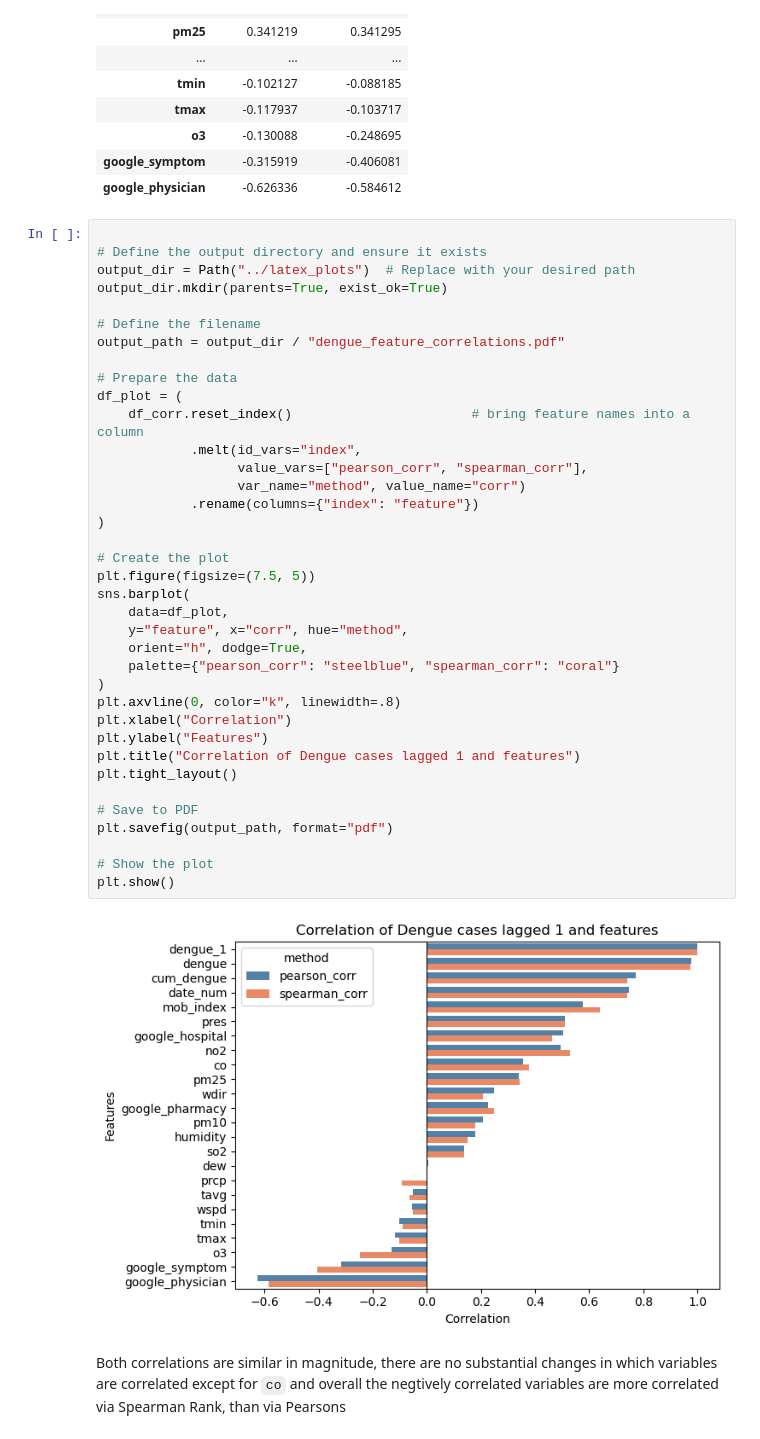
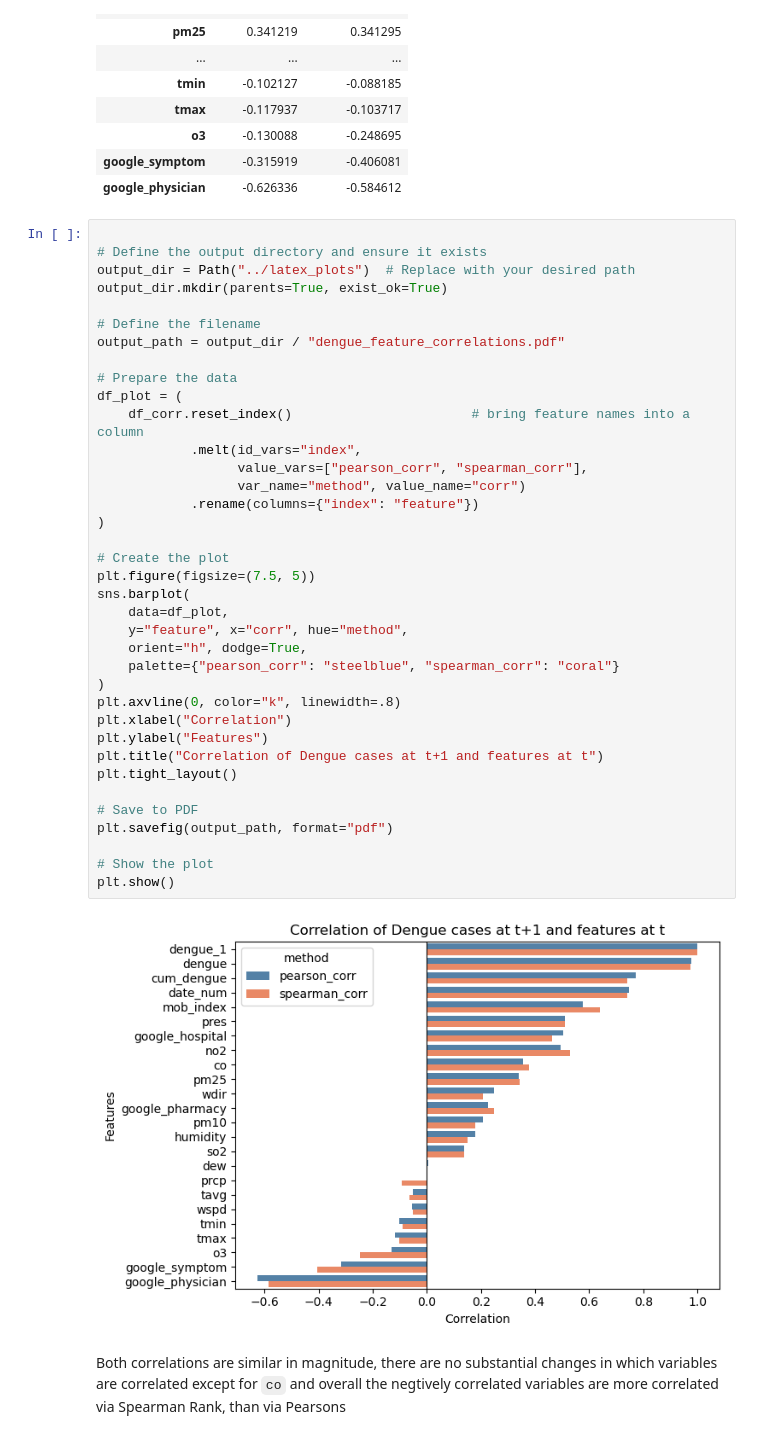
Before and after one commit to danielgvb/thesis, a Jupyter notebook: EDA/03_feature_selection.ipynb, the cells around one changed output. Cells and saved outputs as stored; diff of their text form.

````diff
--- a/EDA/03_feature_selection.ipynb
+++ b/EDA/03_feature_selection.ipynb
@@ -1230,35 +1239,35 @@ output_dir.mkdir(parents=True, exist_ok=True)
 output_path = output_dir / "dengue_feature_correlations.pdf"
 
 # Prepare the data
 df_plot = (
     df_corr.reset_index()                       # bring feature names into a column
             .melt(id_vars="index",
                   value_vars=["pearson_corr", "spearman_corr"],
                   var_name="method", value_name="corr")
             .rename(columns={"index": "feature"})
 )
 
 # Create the plot
 plt.figure(figsize=(7.5, 5))
 sns.barplot(
     data=df_plot,
     y="feature", x="corr", hue="method",
     orient="h", dodge=True,
     palette={"pearson_corr": "steelblue", "spearman_corr": "coral"}
 )
 plt.axvline(0, color="k", linewidth=.8)
 plt.xlabel("Correlation")
 plt.ylabel("Features")
-plt.title("Correlation of Dengue cases lagged 1 and features")
+plt.title("Correlation of Dengue cases at t+1 and features at t")
 plt.tight_layout()
 
 # Save to PDF
 plt.savefig(output_path, format="pdf")
 
 # Show the plot
 plt.show()
 # %% [output]
-[figure, old version]
+[figure, new version]
 # %% [markdown]
 Both correlations are similar in magnitude, there are no substantial changes in which variables are correlated except for ```co``` and overall the negtively correlated variables are more correlated via Spearman Rank, than via Pearsons
 # %%
````
Also changed, not shown: parts of 16 cells of this notebook, 6 other files.
